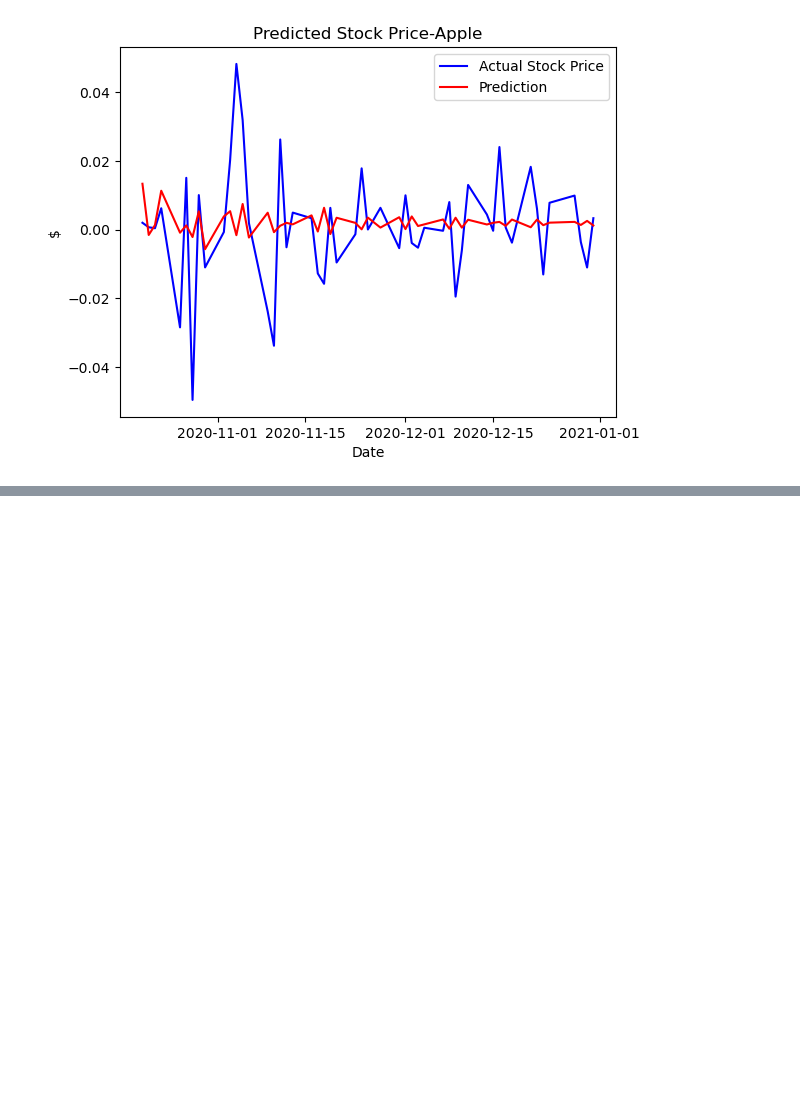
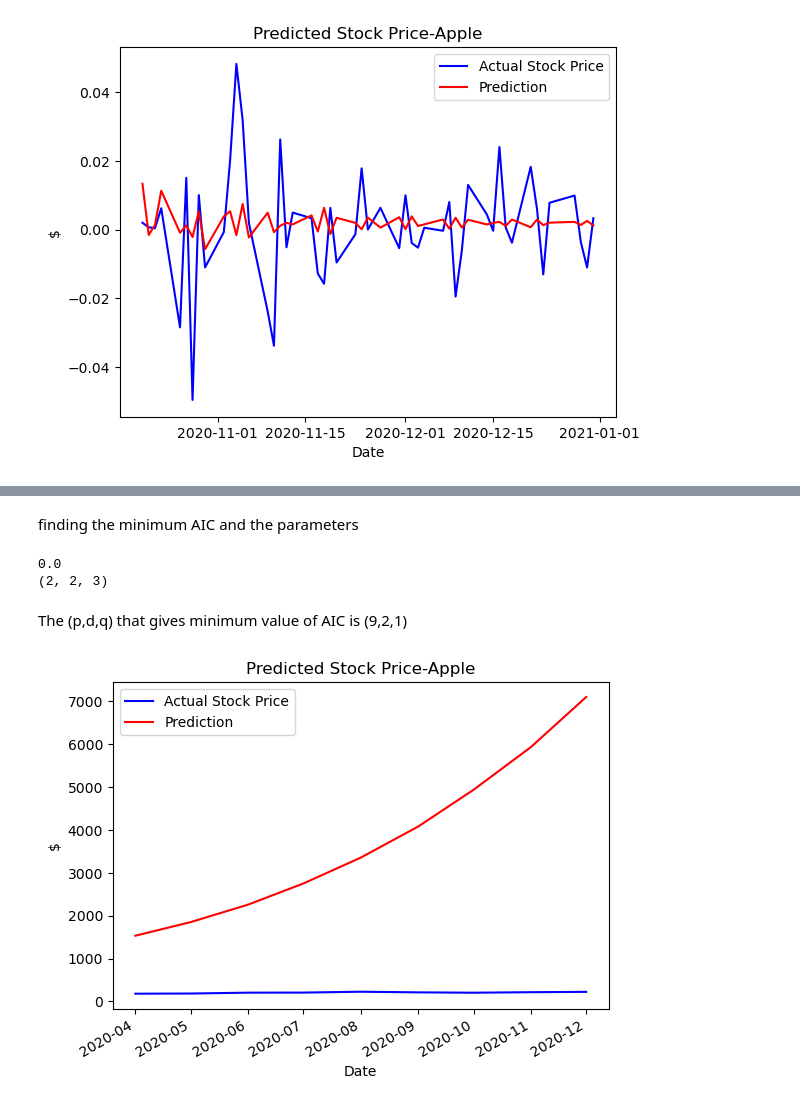
Before and after one commit to ansingh16/risk-management, a Jupyter notebook: ML_modeling.ipynb, the cells around one changed output, grey strips where cells are left out. Saved outputs shown, nothing was run; the diff lists cells and outputs as text; code cells hidden in the pictures; blank space fills up the shorter version.

```diff
--- a/ML_modeling.ipynb
+++ b/ML_modeling.ipynb
@@ -193,0 +268,56 @@ plt.show()
+# %%
+
+# setup the parameter ranges to explore
+p =range(0, 9)
+q = range(0, 9)
+d = range(0, 3)
+
+# get combinations of parameters in a list
+pdq = list(itertools.product(p, d, q))
+
+# container for results
+arima_results_ticker = pd.DataFrame(np.zeros(len(pdq)),columns=['AIC'])
+
+
+# loop through parameters
+for i,param_set in enumerate(pdq):
+    try:
+        arima_ticker = ARIMA(ticker_train, order=param_set)
+        arima_fitted_ticker = arima_ticker.fit()
+        arima_results_ticker['AIC'].iloc[i] = arima_fitted_ticker.aic
+    except:
+        continue
+# %% [markdown]
+finding the minimum AIC and the parameters
+# %%
+print(arima_results_ticker.where(arima_results_ticker.T.notnull().all()).min()[0])
+print(pdq[arima_results_ticker['AIC'].idxmin()])
+# %% [output]
+0.0
+(2, 2, 3)
+# %% [markdown]
+The (p,d,q) that gives minimum value of AIC is (9,2,1)
+# %%
+arima_ticker = ARIMA(ticker_train, order=pdq[arima_results_ticker['AIC'].idxmin()])
+arima_fitted_ticker = arima_ticker.fit()
+# %%
+# ARIMA predictions
+arima_predictions_ticker = arima_fitted_ticker.predict(start=len(ticker_train.values),end=len(ticker_train.values)+len(ticker_test.values)-1,dynamic=False)
+
+# convert to DataFrame
+arima_predictions_ticker = pd.DataFrame(arima_predictions_ticker)
+arima_predictions_ticker.index = ticker_test.index
+# %%
+# plot the predictions
+
+fig, ax = plt.subplots()
+ax.plot(ticker_test, label='Actual Stock Price', c='b')
+ax.plot(arima_predictions_ticker, c='r', label="Prediction")
+ax.set_title('Predicted Stock Price-Apple')
+ax.legend(loc='best')
+ax.set(xlabel='Date', ylabel='$')
+plt.gcf().autofmt_xdate()
+
+plt.show()
+# %% [output]
+[figure, added]
```
Also changed, not shown: parts of 7 cells of this notebook, 1 other file.
